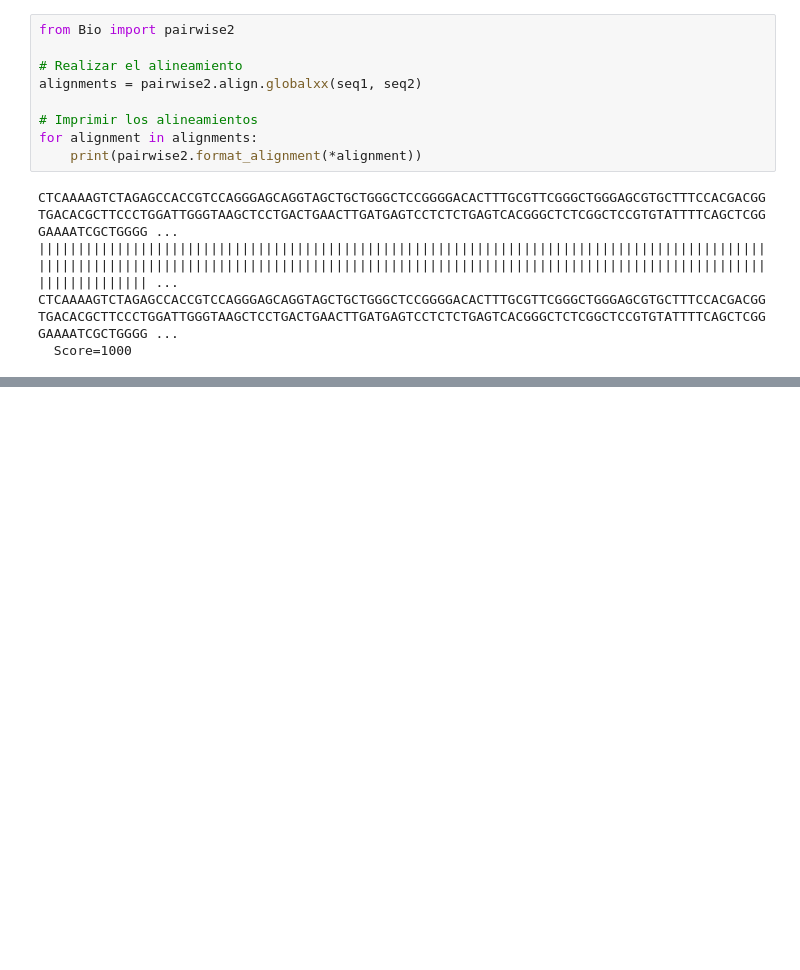
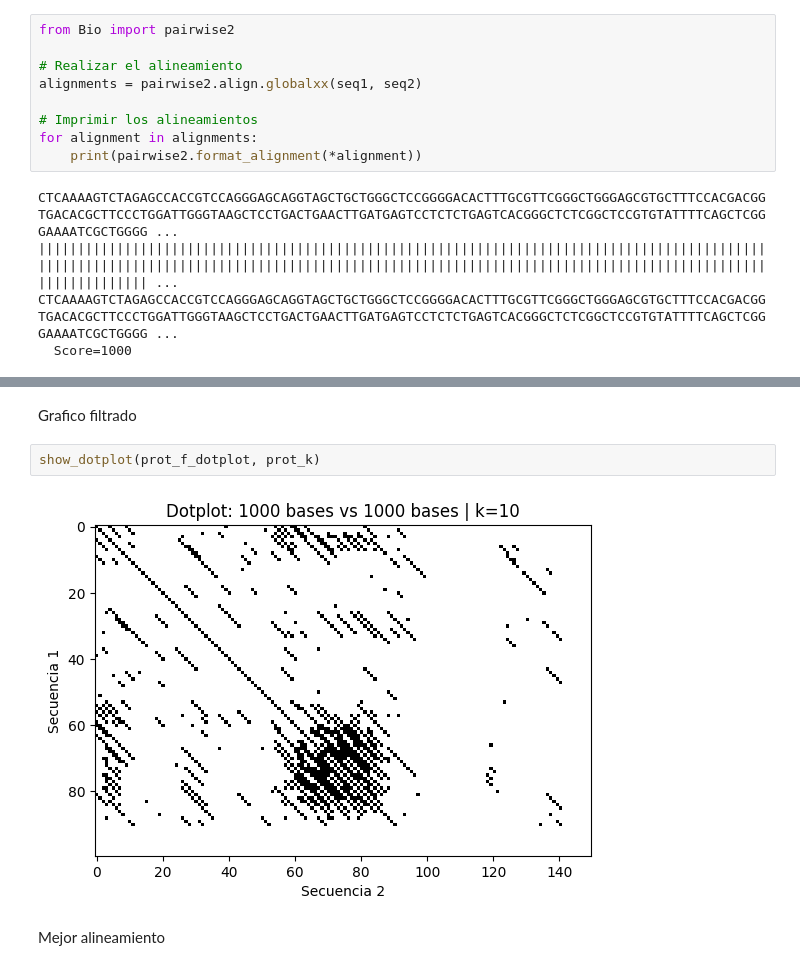
Before and after one commit to agusscarmu/Advanced_Bioinformatic, a Jupyter notebook: TP2.ipynb, the cells around one changed output, grey strips where cells are left out. Cells and saved outputs as stored; diff of their text form; blank space fills up the shorter version.

```diff
--- a/TP2.ipynb
+++ b/TP2.ipynb
@@ -185,0 +218,8 @@ CTCAAAAGTCTAGAGCCACCGTCCAGGGAGCAGGTAGCTGCTGGGCTCCGGGGACACTTTGCGTTCGGGCTGGGAGCGTG
+# %% [markdown]
+Grafico filtrado
+# %%
+show_dotplot(prot_f_dotplot, prot_k)
+# %% [output]
+[figure, added]
+# %% [markdown]
+Mejor alineamiento
```
Also changed, not shown: parts of 11 cells of this notebook.
